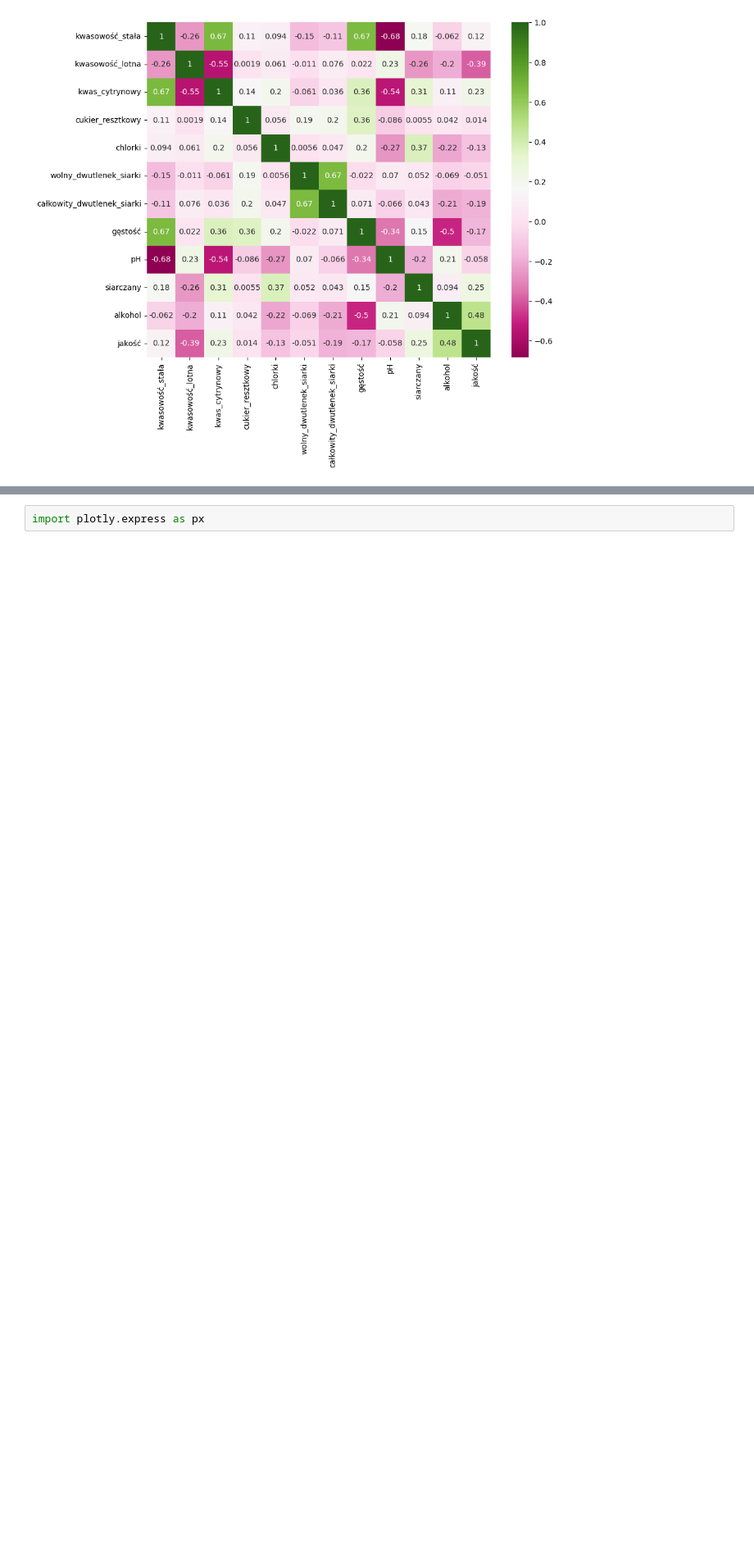
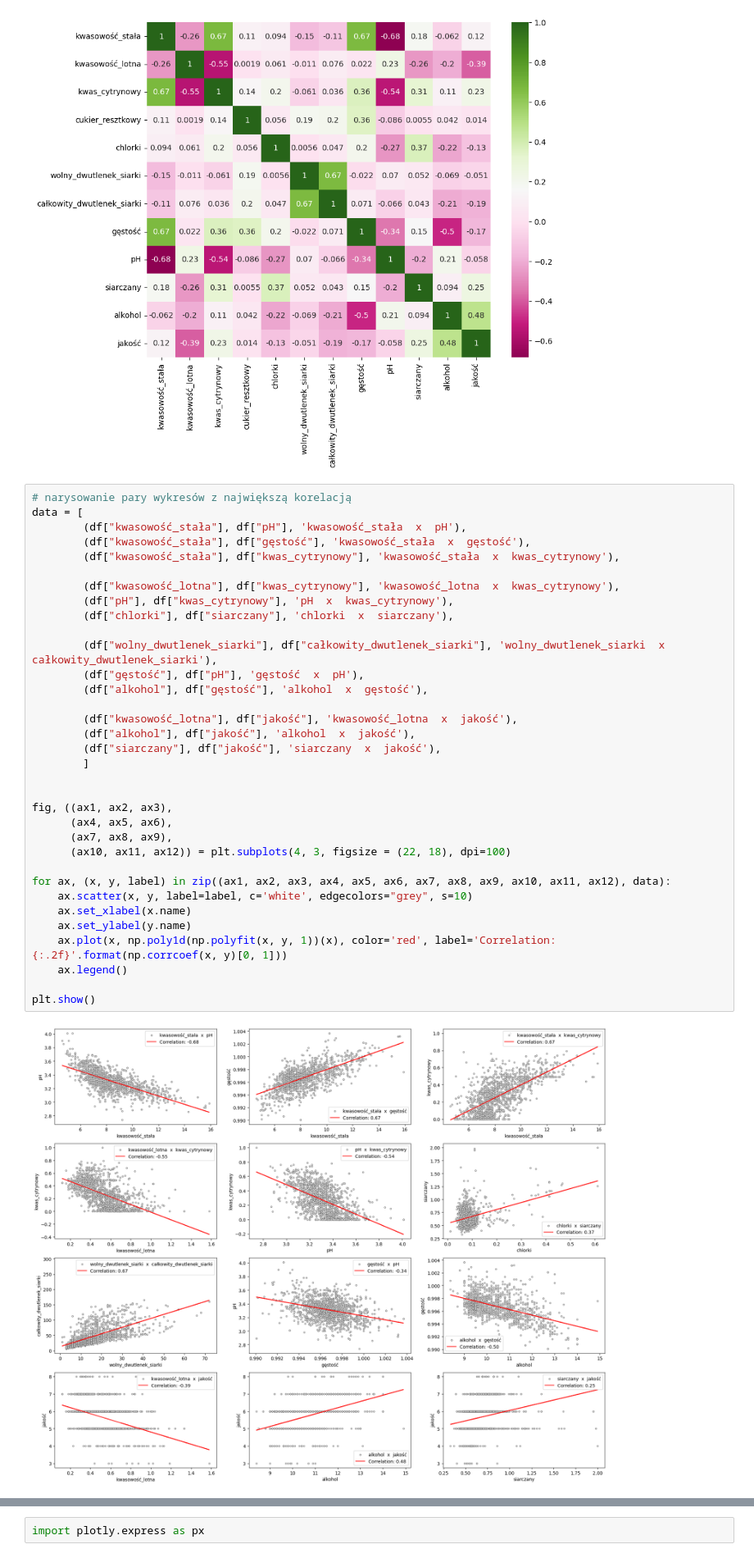
Before and after one commit to infoshareacademy/jdszr8-riva, a Jupyter notebook: WINES_ML/aron/wines_exploratory.ipynb, the cells around one changed output, grey strips where cells are left out. Shown at 82% size. Saved outputs shown, nothing was run; the diff lists cells and outputs as text; blank space fills up the shorter version.

```diff
--- a/WINES_ML/aron/wines_exploratory.ipynb
+++ b/WINES_ML/aron/wines_exploratory.ipynb
@@ -168,6 +174,42 @@ plt.show()
 # najwieksza negatywna korelacje na jakosci wina ma kwasowosc lotna
 # %% [output]
 [figure]
+# %%
+# narysowanie pary wykresów z największą korelacją
+data = [
+        (df["kwasowość_stała"], df["pH"], 'kwasowość_stała  x  pH'),
+        (df["kwasowość_stała"], df["gęstość"], 'kwasowość_stała  x  gęstość'),
+        (df["kwasowość_stała"], df["kwas_cytrynowy"], 'kwasowość_stała  x  kwas_cytrynowy'),
+
+        (df["kwasowość_lotna"], df["kwas_cytrynowy"], 'kwasowość_lotna  x  kwas_cytrynowy'),
+        (df["pH"], df["kwas_cytrynowy"], 'pH  x  kwas_cytrynowy'),
+        (df["chlorki"], df["siarczany"], 'chlorki  x  siarczany'),
+
+        (df["wolny_dwutlenek_siarki"], df["całkowity_dwutlenek_siarki"], 'wolny_dwutlenek_siarki  x  całkowity_dwutlenek_siarki'),
+        (df["gęstość"], df["pH"], 'gęstość  x  pH'),
+        (df["alkohol"], df["gęstość"], 'alkohol  x  gęstość'),
+
+        (df["kwasowość_lotna"], df["jakość"], 'kwasowość_lotna  x  jakość'),
+        (df["alkohol"], df["jakość"], 'alkohol  x  jakość'),
+        (df["siarczany"], df["jakość"], 'siarczany  x  jakość'),
+        ]
+
+
+fig, ((ax1, ax2, ax3),
+      (ax4, ax5, ax6),
+      (ax7, ax8, ax9),
+      (ax10, ax11, ax12)) = plt.subplots(4, 3, figsize = (22, 18), dpi=100)
+
+for ax, (x, y, label) in zip((ax1, ax2, ax3, ax4, ax5, ax6, ax7, ax8, ax9, ax10, ax11, ax12), data):
+    ax.scatter(x, y, label=label, c='white', edgecolors="grey", s=10)
+    ax.set_xlabel(x.name)
+    ax.set_ylabel(y.name)
+    ax.plot(x, np.poly1d(np.polyfit(x, y, 1))(x), color='red', label='Correlation: {:.2f}'.format(np.corrcoef(x, y)[0, 1]))
+    ax.legend()
+
+plt.show()
+# %% [output]
+[figure, added]
 # %%
 #box plot dla kazdej kolumny
 red_circle = dict(markerfacecolor='red', marker='o', markeredgecolor='white')
```
Also changed, not shown: parts of 14 cells of this notebook.
